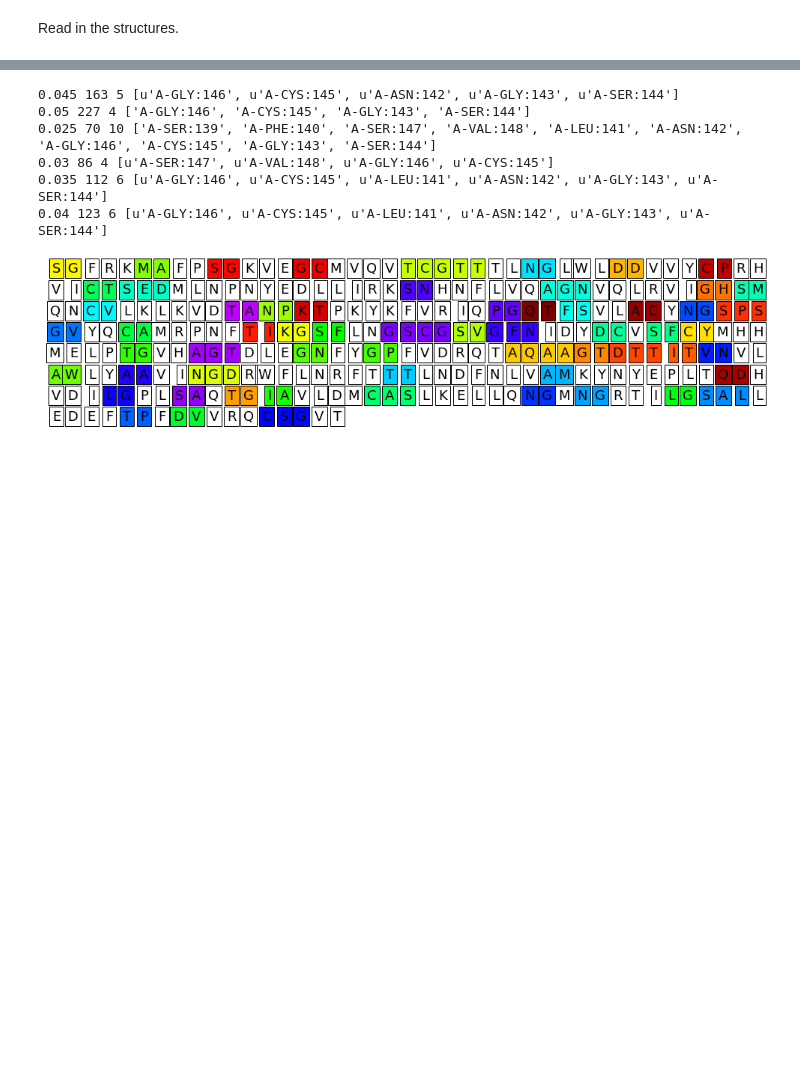
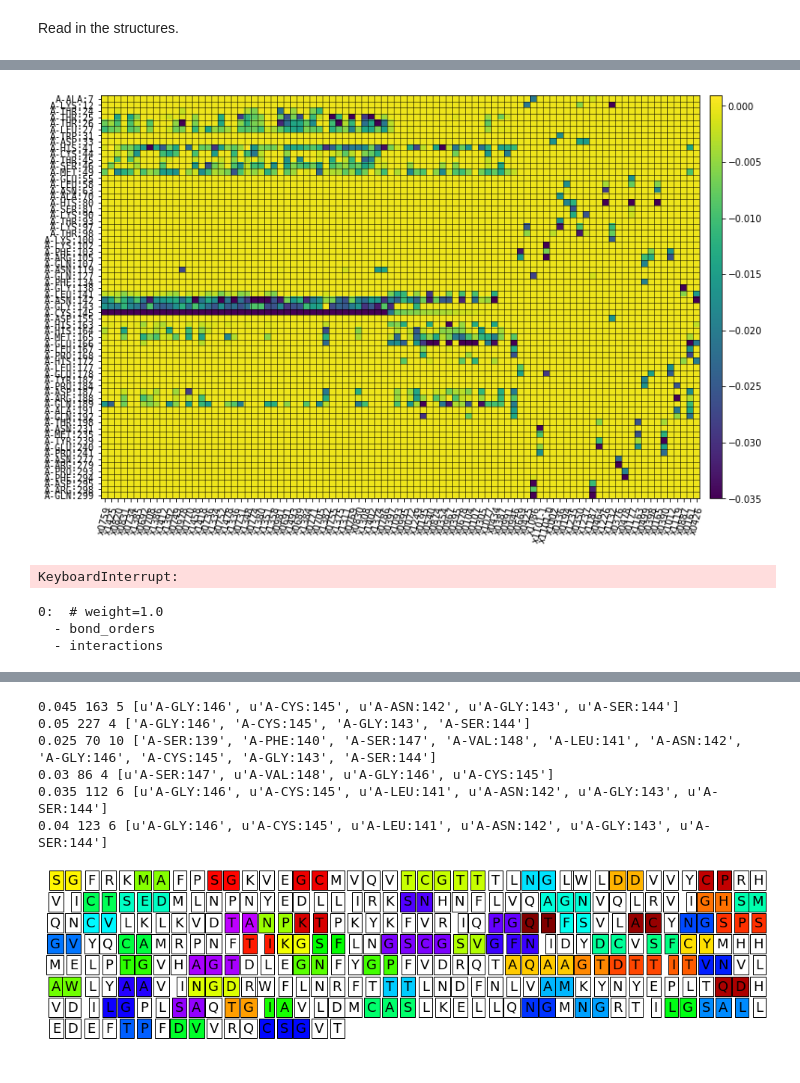
Before and after one commit to luigigenovese/moonshot-BigDFT, a Jupyter notebook: ChessBoard-analysis.ipynb, the cells around one changed output, grey strips where cells are left out. Drawn from its saved outputs; the diff is of its cells as text; code cells hidden in the pictures; blank space fills up the shorter version.

```diff
--- a/ChessBoard-analysis.ipynb
+++ b/ChessBoard-analysis.ipynb
@@ -179,0 +230,12 @@ Entering main loop
+# %%
+def nonzero_part(data,cutoff):
+    nonzero = set()
+    for dat in data.values():
+        for f in dat:
+            if abs(dat[f]) > cutoff:
+                nonzero.add(f)
+    return nonzero
+# %%
+order_by_cys = [[k,ints['A-CYS:145']] for  k, ints in data.items()]
+# %%
+cols = [ c[0] for c in sorted(order_by_cys,key=lambda x: x[1])]
@@ -179,0 +244,10 @@ Entering main loop
+# %%
+inds = reorder_fragments(list(nonzero_part(data,1.5e-2)))
+# %%
+im = systems_heatmap(data,restrict_to=[inds],columns=cols,vmin=-0.035)
+# %% [output]
+[figure, added]
+# %%
+repop.display(cartoon=True,color_by='charge')
+# %% [output]
+KeyboardInterrupt:
@@ -179,0 +256,6 @@ Entering main loop
+# %%
+repop = BioQM.BioSystemPopulation.load('moonshot_population.tar.gz')
+# %% [output]
+0:  # weight=1.0
+  - bond_orders
+  - interactions
```
Also changed, not shown: parts of 58 cells of this notebook, 4 other files.
